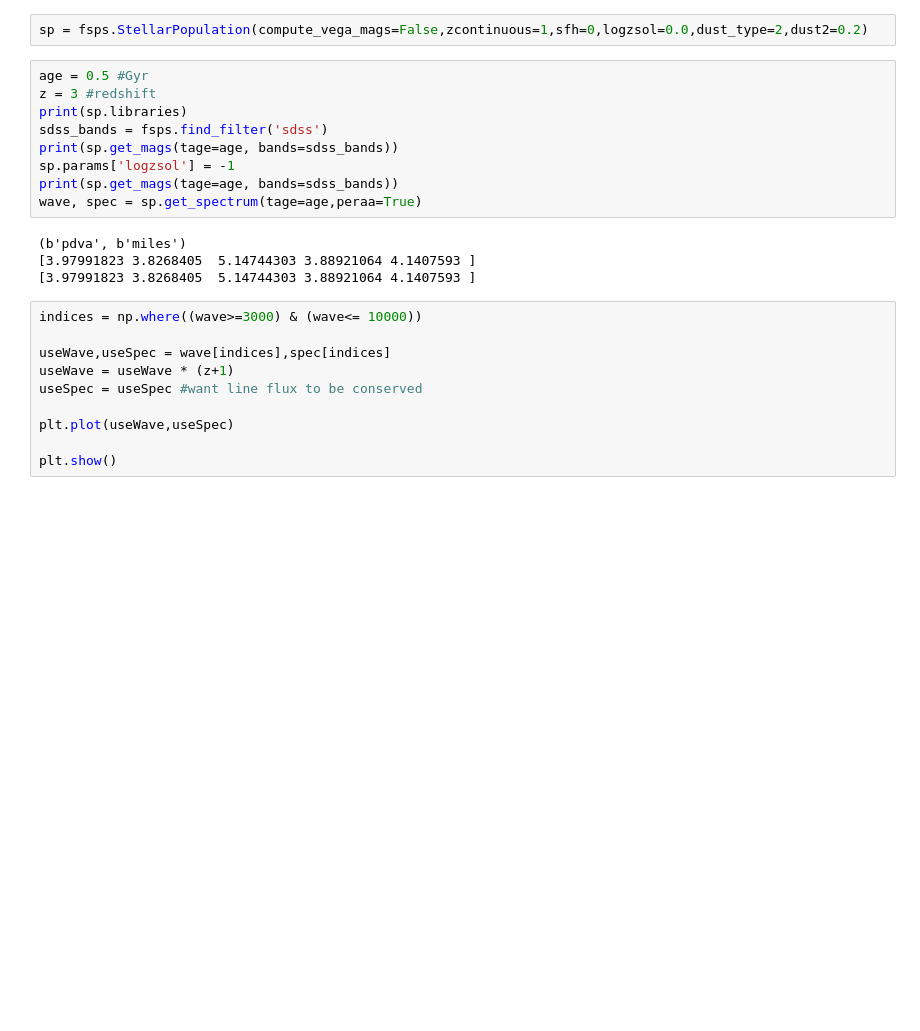
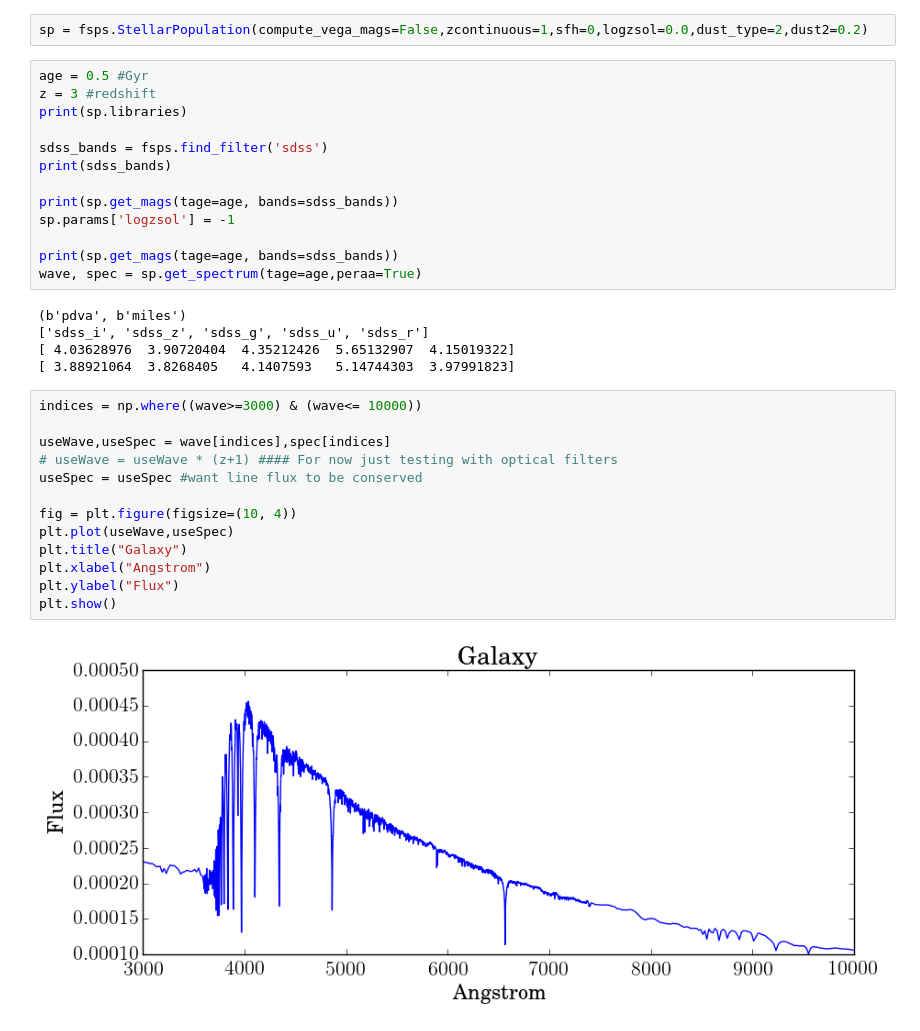
Before and after one commit to goyarzun/RadiationProject, a Jupyter notebook: The_Last_SED-i.ipynb, the cells around one changed output. Drawn from its saved outputs; the diff is of its cells as text; blank space fills up the shorter version.

Commit message:
Adding some filter functions, working on photometry

```diff
--- a/The_Last_SED-i.ipynb
+++ b/The_Last_SED-i.ipynb
@@ -16,22 +18,32 @@ sp = fsps.StellarPopulation(compute_vega_mags=False,zcontinuous=1,sfh=0,logzsol=
 age = 0.5 #Gyr
 z = 3 #redshift
 print(sp.libraries)
+
 sdss_bands = fsps.find_filter('sdss')
+print(sdss_bands)
+
 print(sp.get_mags(tage=age, bands=sdss_bands))
 sp.params['logzsol'] = -1
+
 print(sp.get_mags(tage=age, bands=sdss_bands))
 wave, spec = sp.get_spectrum(tage=age,peraa=True)
 # %% [output]
 (b'pdva', b'miles')
-[3.97991823 3.8268405  5.14744303 3.88921064 4.1407593 ]
-[3.97991823 3.8268405  5.14744303 3.88921064 4.1407593 ]
+['sdss_i', 'sdss_z', 'sdss_g', 'sdss_u', 'sdss_r']
+[ 4.03628976  3.90720404  4.35212426  5.65132907  4.15019322]
+[ 3.88921064  3.8268405   4.1407593   5.14744303  3.97991823]
 # %%
 indices = np.where((wave>=3000) & (wave<= 10000))
 
 useWave,useSpec = wave[indices],spec[indices]
-useWave = useWave * (z+1)
+# useWave = useWave * (z+1) #### For now just testing with optical filters
 useSpec = useSpec #want line flux to be conserved
 
+fig = plt.figure(figsize=(10, 4))
 plt.plot(useWave,useSpec)
-
+plt.title("Galaxy")
+plt.xlabel("Angstrom")
+plt.ylabel("Flux")
 plt.show()
+# %% [output]
+[figure, added]
```
Also changed, not shown: parts of 8 cells of this notebook, 4 other files.
